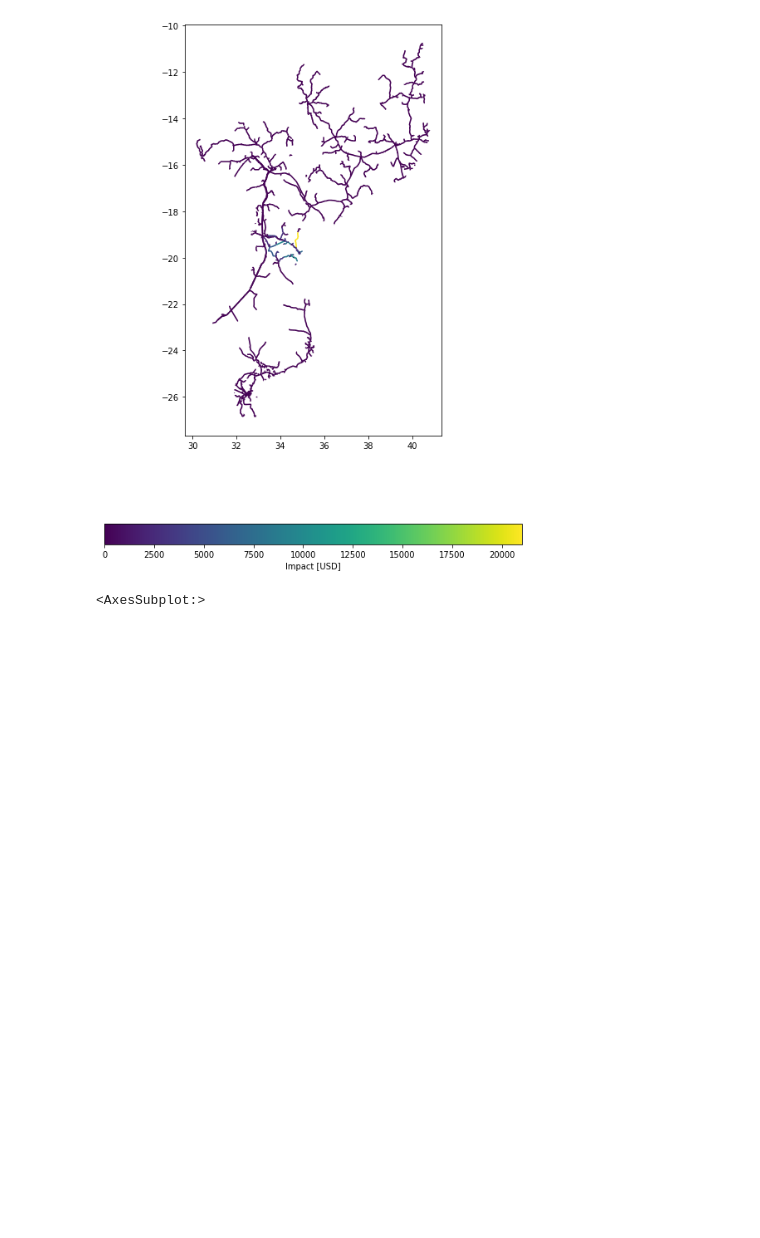
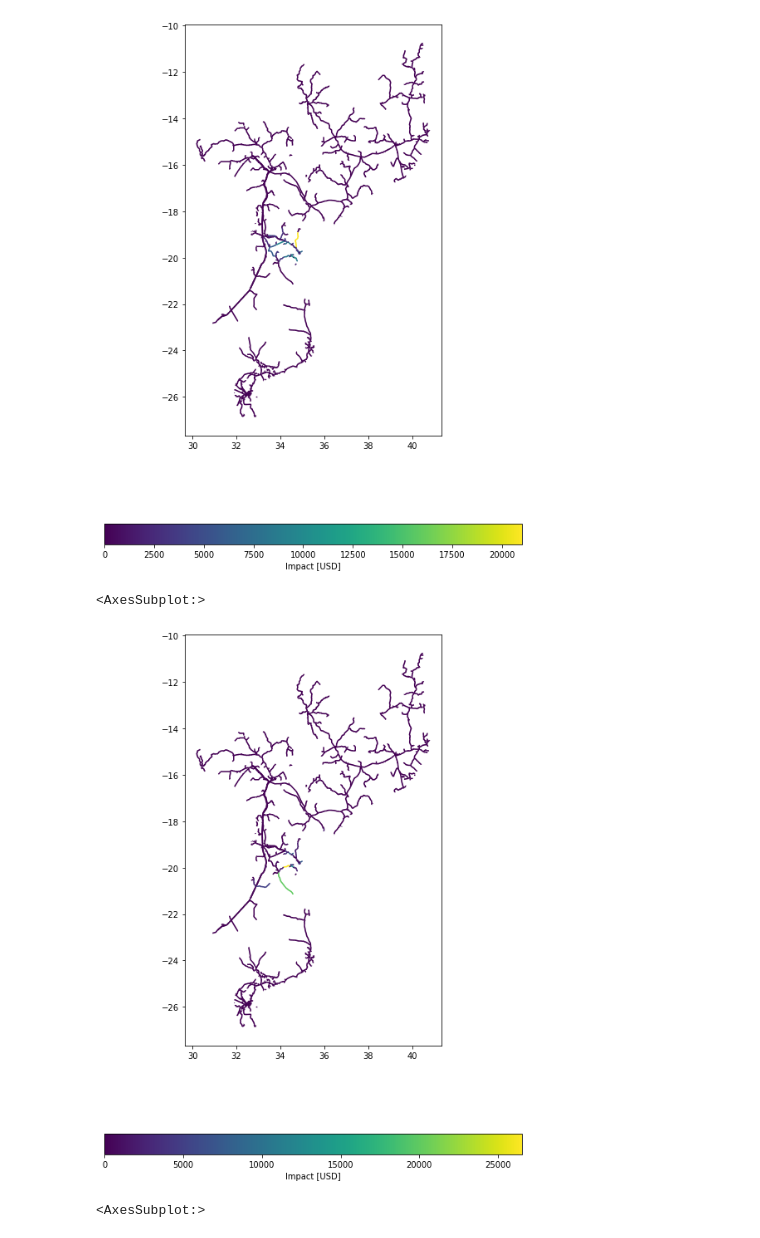
Before and after one commit to Evelyn-M/mozambique_healthcare, a Jupyter notebook: direct_impacts.ipynb, the cells around one changed output. Cells and saved outputs as stored; diff of their text form; code cells hidden in the pictures; blank space fills up the shorter version.

```diff
--- a/direct_impacts.ipynb
+++ b/direct_impacts.ipynb
@@ -206,13 +203,13 @@ class ImpFuncsCIFloodMoz():
     def __init__(self):
         self.tag = 'FL'
         self.road = self.step_impf()
-        self.power_line = self.step_impf()
+        self.power_line = self.no_impf()
         self.power_plant = self.no_impf()
         self.power_component = self.step_impf()
         self.health_level1 = self.health_level_1_impf()
         self.health_level_2_4 = self.health_level_2_4_impf()
         self.education = self.health_level_1_impf()
-        self.celltower = self.step_impf()
+        self.celltower = self.no_impf()
 
     def health_level_1_impf(self):
         step_impf = ImpactFunc()
@@ -348,9 +345,9 @@ class ImpFuncsCIWindMoz():
         impf_tele.haz_type = 'TC'
         impf_tele.name = 'Loss func. cell tower'
         impf_tele.intensity_unit = 'm/s'
-        impf_tele.intensity = np.array([0, 30, 60, 80, 100, 120, 140, 160, 180, 200, 220, 240, 260]) / 2.237 #np.linspace(0, 120, num=13)
-        impf_tele.mdd =       np.array([0, 0,   0,  0, 100,  100,  100,  100, 100, 100, 100, 100, 100]) / 100
-        impf_tele.paa = np.sort(np.linspace(1, 1, num=13))
+        impf_tele.intensity = np.array([0,  80, 100, 120, 260]) / 2.237
+        impf_tele.mdd =       np.array([0,  0, 100,  100,  100]) / 100
+        impf_tele.paa = np.sort(np.linspace(1, 1, num=5))
         impf_tele.check()
         return impf_tele
 
@@ -412,7 +407,7 @@ class ImpFuncsCIWindMoz():
 def exposure_from_points(gdf, impf_dict):
     # TODO: check why 'FL' tag not taken when read in raster flood file
     exp_pnt = Exposures(gdf)
-    exp_pnt.gdf[f'impf_'] = getattr(ImpFuncsCIFloodMoz(), impf_dict['FL']).id
+    exp_pnt.gdf[f'impf_FL'] = getattr(ImpFuncsCIFloodMoz(), impf_dict['FL']).id
     exp_pnt.gdf[f'impf_TC'] = getattr(ImpFuncsCIWindMoz(), impf_dict['TC']).id
     exp_pnt.gdf['value'] = 1
     exp_pnt.set_lat_lon()
@@ -426,7 +421,7 @@ def exposure_from_lines(gdf, impf_dict, res,
         disagg_val = res
     exp_pnt = u_lp.exp_geom_to_pnt(exp_line, res=res, to_meters=True,
                                    disagg_met=disagg_met, disagg_val=disagg_val)
-    exp_pnt.gdf[f'impf_'] = getattr(ImpFuncsCIFloodMoz(), impf_dict['FL']).id
+    exp_pnt.gdf[f'impf_FL'] = getattr(ImpFuncsCIFloodMoz(), impf_dict['FL']).id
     exp_pnt.gdf[f'impf_TC'] = getattr(ImpFuncsCIWindMoz(), impf_dict['TC']).id
     exp_pnt.set_lat_lon()
     exp_pnt.check()
@@ -574,7 +547,9 @@ exp_health.gdf
 # %%
 # Flood impacts - Lines
 imp_fl_road = Impact()
-imp_fl_road.calc(exp_road, impf_set_fl, fl_idai)
+imp_fl_road.calc(exp_road, impf_set_fl, fl_idai, save_mat=True)
+imp_fl_road = u_lp.impact_pnt_agg(imp_fl_road,  exp_road.gdf, u_lp.AggMethod.SUM)
 
 imp_fl_pline = Impact()
-imp_fl_pline.calc(exp_po, impf_set_fl, fl_idai)
+imp_fl_pline.calc(exp_pline, impf_set_fl, fl_idai, save_mat=True)
+imp_fl_pline = u_lp.impact_pnt_agg(imp_fl_pline,  exp_pline.gdf, u_lp.AggMethod.SUM)
@@ -587,6 +730,11 @@ u_lp.plot_eai_exp_geom(imp_tc_pline)
 # %% [output]
 <AxesSubplot:>
 [figure]
+# %%
+u_lp.plot_eai_exp_geom(imp_fl_pline)
+# %% [output]
+<AxesSubplot:>
+[figure, added]
 # %%
 u_lp.plot_eai_exp_geom(imp_tc_road)
 # %% [output]
```
Also changed, not shown: parts of 43 cells of this notebook, 1 other file.
